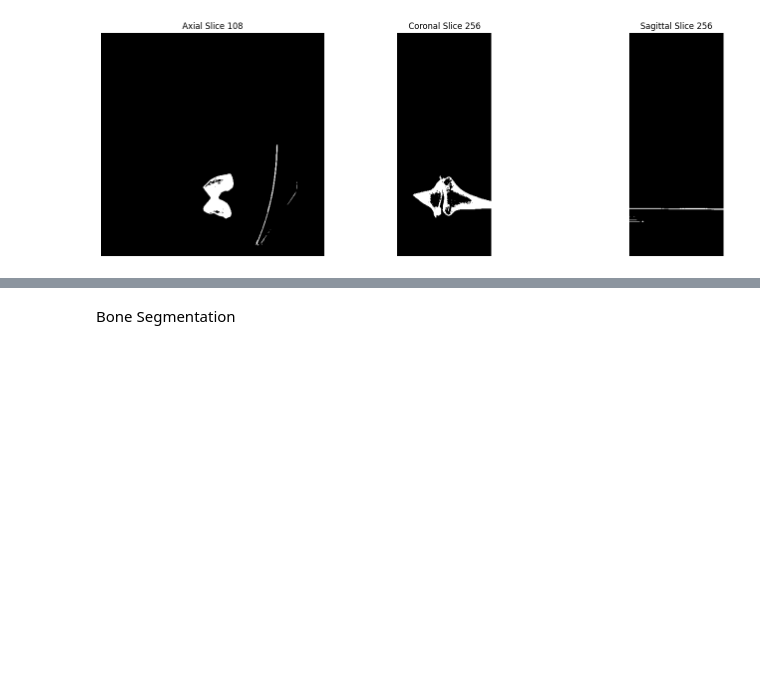
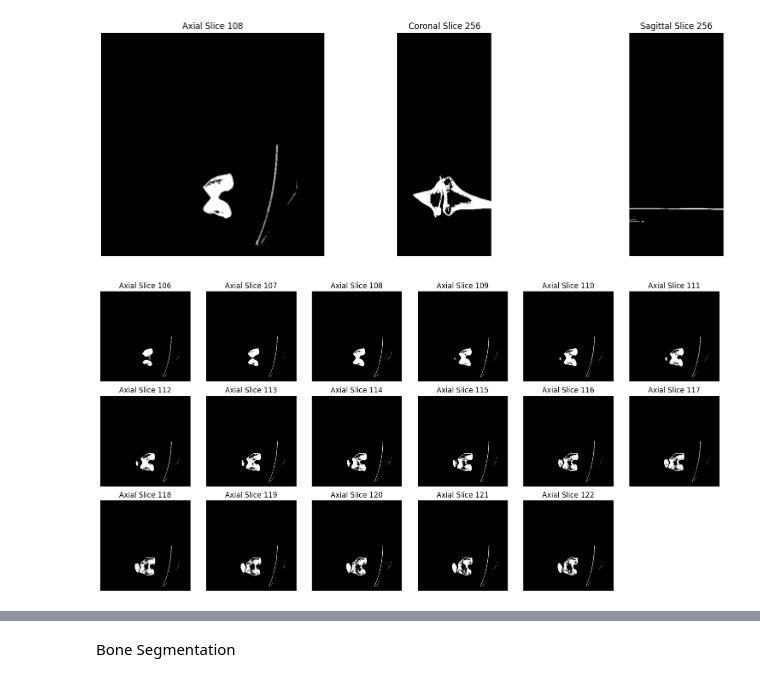
Before and after one commit to LuitelN/NAAMII-Image-Processing-Task-, a Jupyter notebook: Analysis.ipynb, the cells around one changed output, grey strips where cells are left out. Saved outputs shown, nothing was run; the diff lists cells and outputs as text; code cells hidden in the pictures; blank space fills up the shorter version.

Commit message:
Implemented the visualizations for all 3 planes and segmented only the useful visual information

```diff
--- a/Analysis.ipynb
+++ b/Analysis.ipynb
@@ -54,3 +54,44 @@ plt.tight_layout()
 plt.show()
 # %% [output]
 [figure]
+# %%
+# for z in range(106, 123):
+#     plt.imshow(ct_data[:, :, z], cmap="gray")
+#     plt.title(f"Axial Slice #{z}")
+#     plt.axis('off')
+#     plt.show()
+
+# for z in range(240, 300):
+#     plt.imshow(ct_data[:, z, :], cmap="gray")
+#     plt.title(f"Coronal Slice #{z}")
+#     plt.axis('off')
+#     plt.show()
+
+start = 106
+end = 123
+num_slices = end - start
+
+cols = 6
+rows = (num_slices + cols - 1) // cols  # Calculate required number of rows
+
+fig, axs = plt.subplots(rows, cols, figsize=(15, 2.5 * rows))
+
+for i, z in enumerate(range(start, end)):
+    row = i // cols
+    col = i % cols
+    ax = axs[row, col] if rows > 1 else axs[col]
+    ax.imshow(ct_data[:, :, z], cmap='gray')
+    ax.set_title(f"Axial Slice {z}")
+    ax.axis('off')
+
+# Turn off unused subplots if any
+for j in range(i + 1, rows * cols):
+    row = j // cols
+    col = j % cols
+    ax = axs[row, col] if rows > 1 else axs[col]
+    ax.axis('off')
+
+plt.tight_layout()
+plt.show()
+# %% [output]
+[figure, added]
```
Also changed, not shown: parts of 2 cells of this notebook.
